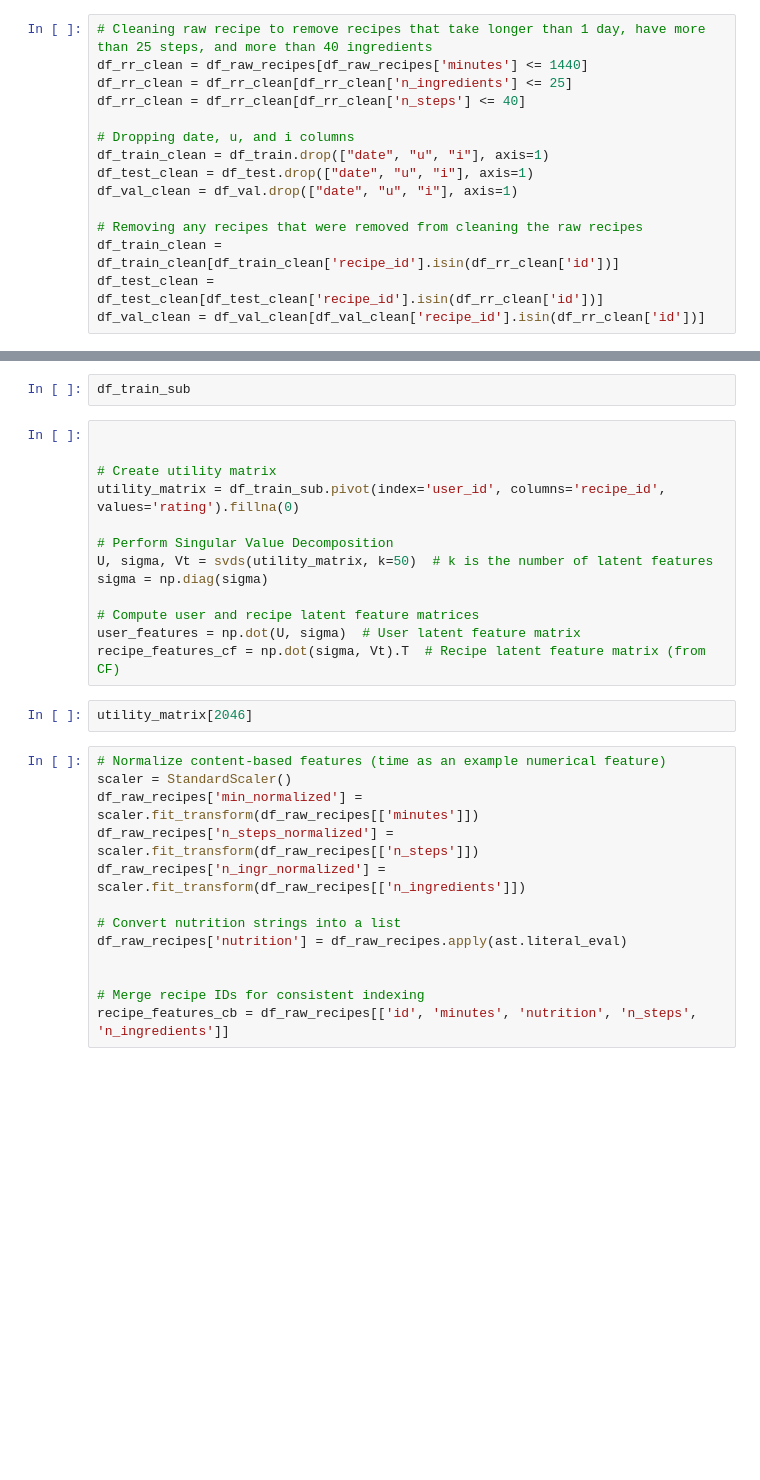
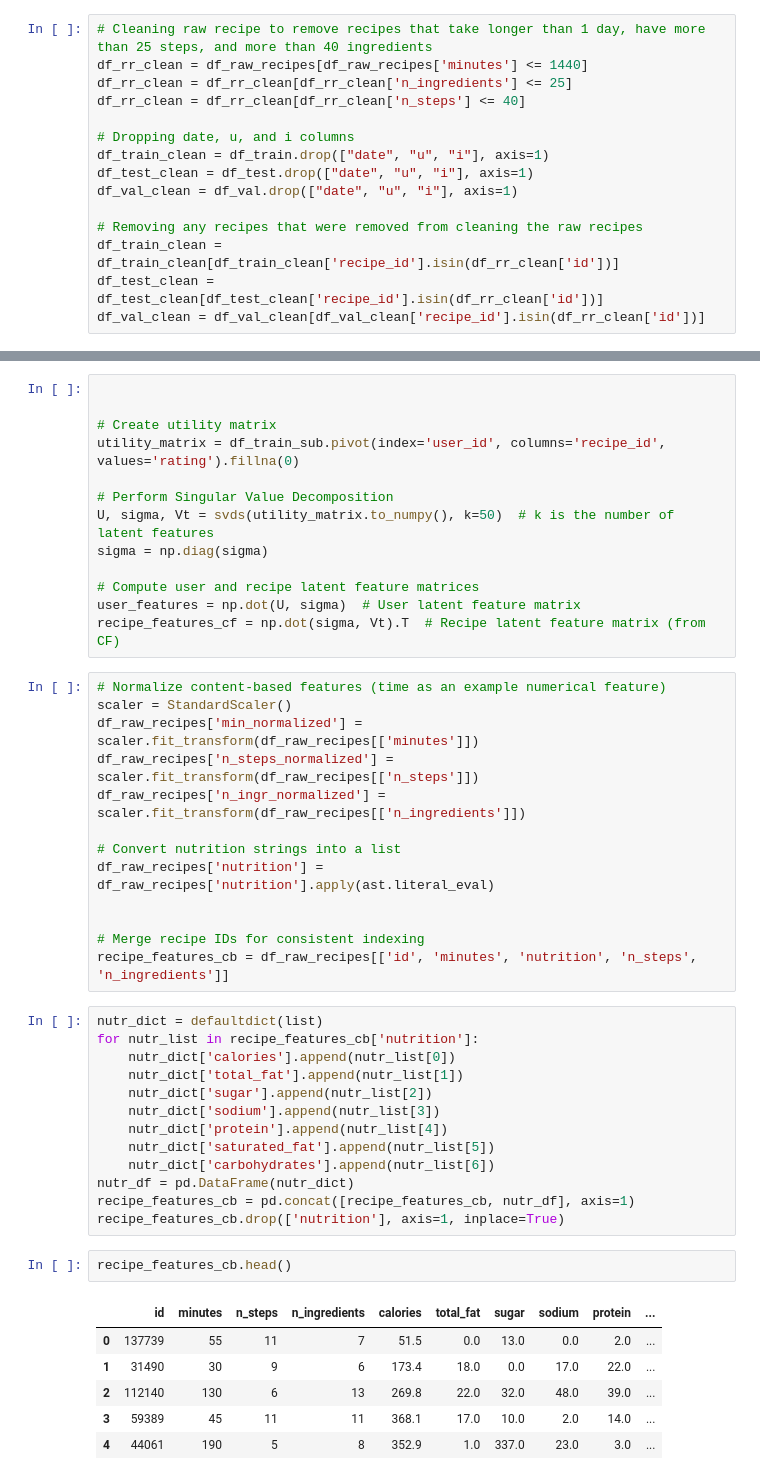
Before and after one commit to SatvikS7/Recipe-Recommender, a Jupyter notebook: cf_cbf_hybrid_model.ipynb, the cells around one changed output, grey strips where cells are left out. Cells and saved outputs as stored; diff of their text form; blank space fills up the shorter version.

```diff
--- a/cf_cbf_hybrid_model.ipynb
+++ b/cf_cbf_hybrid_model.ipynb
@@ -47,5 +47,3 @@ df_train_sub = df_train_clean.iloc[:int(len(df_train_clean)/8), :]
-# %%
-df_train_sub
 # %%
 
 
@@ -53,14 +51,12 @@ df_train_sub
 utility_matrix = df_train_sub.pivot(index='user_id', columns='recipe_id', values='rating').fillna(0)
 
 # Perform Singular Value Decomposition
-U, sigma, Vt = svds(utility_matrix, k=50)  # k is the number of latent features
+U, sigma, Vt = svds(utility_matrix.to_numpy(), k=50)  # k is the number of latent features
 sigma = np.diag(sigma)
 
 # Compute user and recipe latent feature matrices
 user_features = np.dot(U, sigma)  # User latent feature matrix
 recipe_features_cf = np.dot(sigma, Vt).T  # Recipe latent feature matrix (from CF)
-# %%
-utility_matrix[2046]
 # %%
 # Normalize content-based features (time as an example numerical feature)
 scaler = StandardScaler()
@@ -69,9 +65,31 @@ df_raw_recipes['n_steps_normalized'] = scaler.fit_transform(df_raw_recipes[['n_s
 df_raw_recipes['n_ingr_normalized'] = scaler.fit_transform(df_raw_recipes[['n_ingredients']])
 
 # Convert nutrition strings into a list
-df_raw_recipes['nutrition'] = df_raw_recipes.apply(ast.literal_eval)
+df_raw_recipes['nutrition'] = df_raw_recipes['nutrition'].apply(ast.literal_eval)
 
 
 # Merge recipe IDs for consistent indexing
 recipe_features_cb = df_raw_recipes[['id', 'minutes', 'nutrition', 'n_steps', 'n_ingredients']]
+# %%
+nutr_dict = defaultdict(list)
+for nutr_list in recipe_features_cb['nutrition']:
+    nutr_dict['calories'].append(nutr_list[0])
+    nutr_dict['total_fat'].append(nutr_list[1])
+    nutr_dict['sugar'].append(nutr_list[2])
+    nutr_dict['sodium'].append(nutr_list[3])
+    nutr_dict['protein'].append(nutr_list[4])
+    nutr_dict['saturated_fat'].append(nutr_list[5])
+    nutr_dict['carbohydrates'].append(nutr_list[6])
+nutr_df = pd.DataFrame(nutr_dict)
+recipe_features_cb = pd.concat([recipe_features_cb, nutr_df], axis=1)
+recipe_features_cb.drop(['nutrition'], axis=1, inplace=True)
+# %%
+recipe_features_cb.head()
+# %% [output]
+|  | id | minutes | n_steps | n_ingredients | calories | total_fat | sugar | sodium | protein | ... |
+| 0 | 137739 | 55 | 11 | 7 | 51.5 | 0.0 | 13.0 | 0.0 | 2.0 | ... |
+| 1 | 31490 | 30 | 9 | 6 | 173.4 | 18.0 | 0.0 | 17.0 | 22.0 | ... |
+| 2 | 112140 | 130 | 6 | 13 | 269.8 | 22.0 | 32.0 | 48.0 | 39.0 | ... |
+| 3 | 59389 | 45 | 11 | 11 | 368.1 | 17.0 | 10.0 | 2.0 | 14.0 | ... |
+| 4 | 44061 | 190 | 5 | 8 | 352.9 | 1.0 | 337.0 | 23.0 | 3.0 | ... |
 # %%
```
Also changed, not shown: parts of 5 cells of this notebook, 2 other files.
